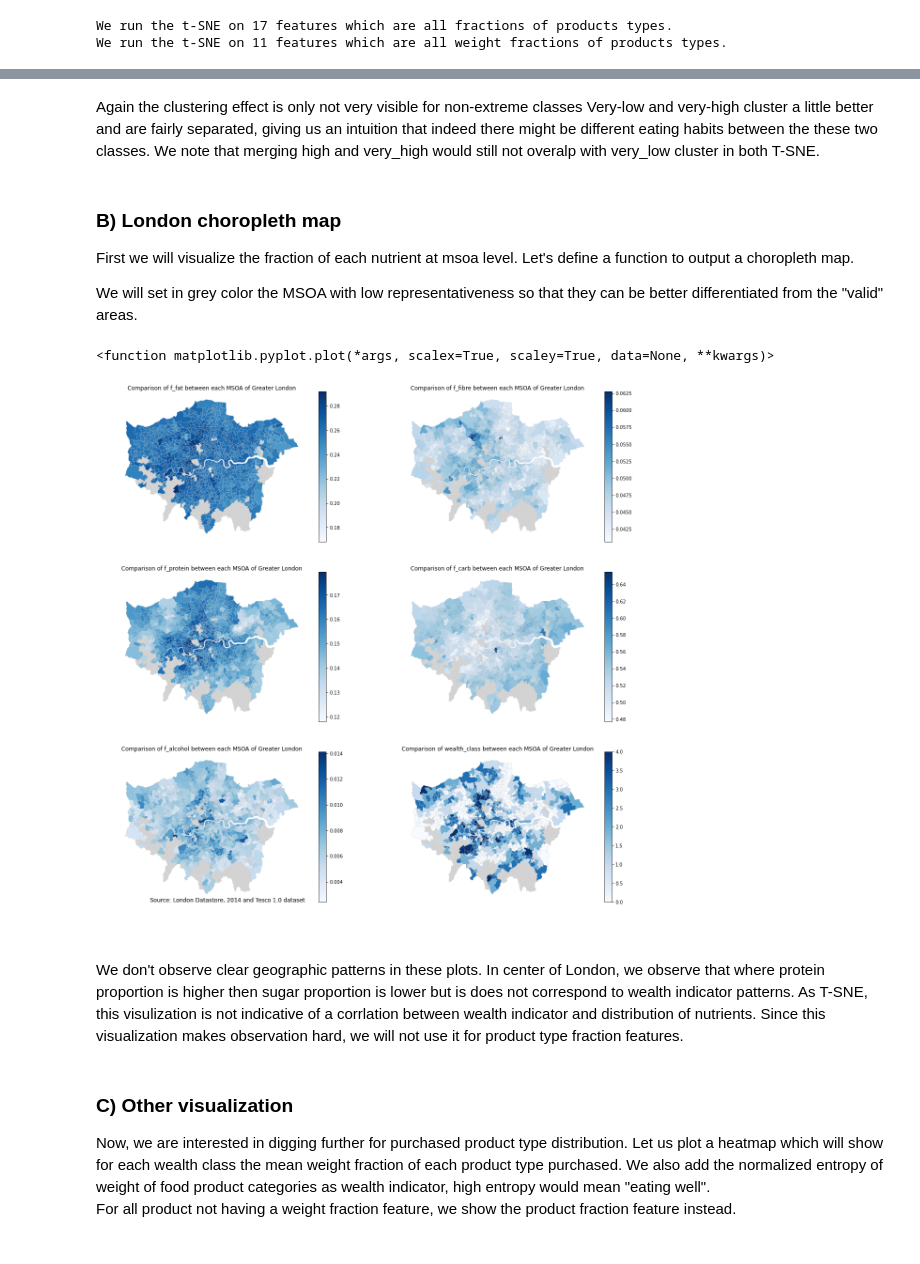
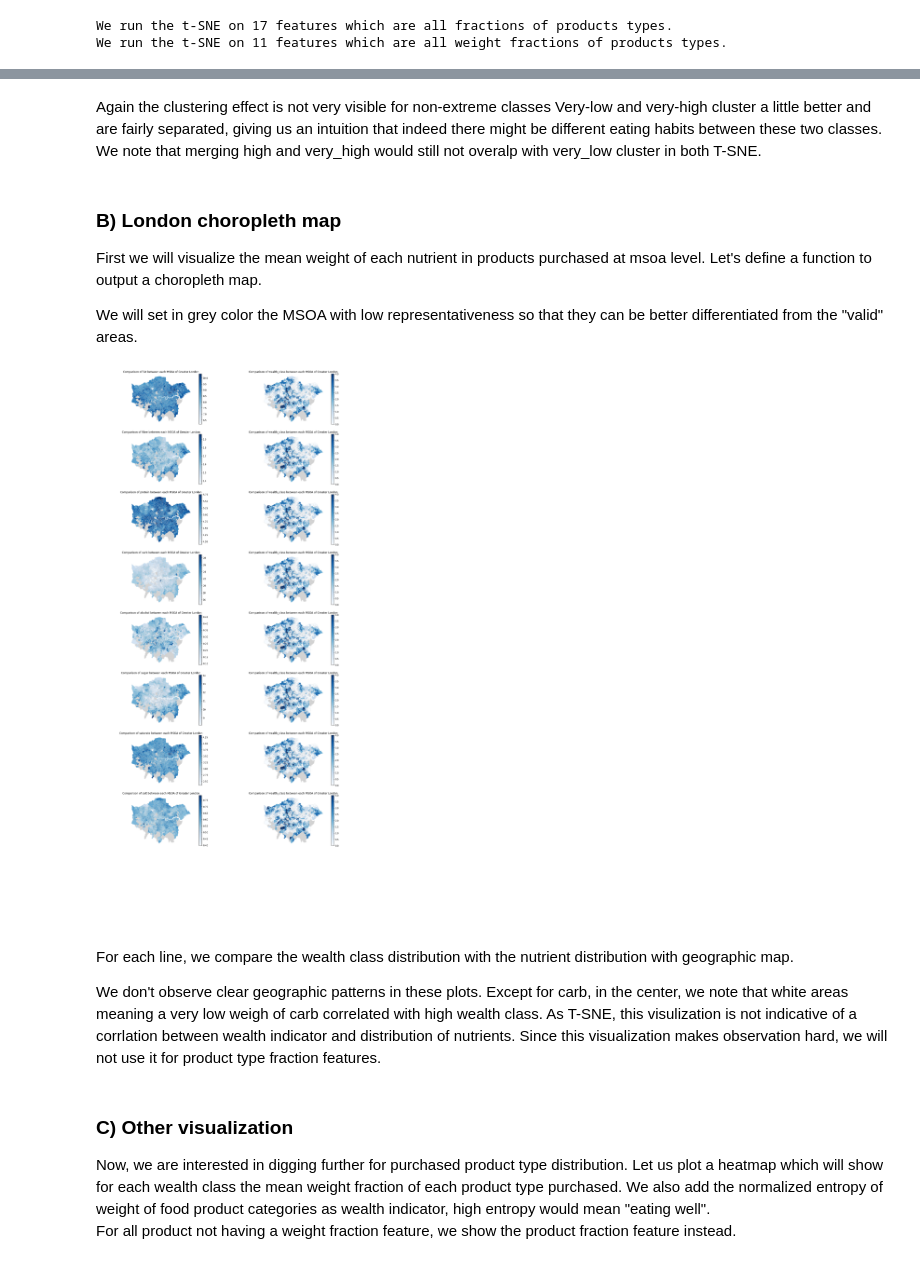
Before and after one commit to epfl-ada/ada-2020-project-milestone-p3-p3_adacadabra, a Jupyter notebook: extension.ipynb, the cells around one changed output, grey strips where cells are left out. Drawn from its saved outputs; the diff is of its cells as text; code cells hidden in the pictures.

```diff
--- a/extension.ipynb
+++ b/extension.ipynb
@@ -137,8 +116,0 @@ Let's validate the calculation by computing the nutrient weight entropy, it shou
-# %%
-features = ["f_"+x for x in nutrients]
-
-#entropy formulae from the Tesco paper (16)
-entropy = -(main_df[features]*np.log2(main_df[features])).sum(1)
-
-assert(np.sum(np.abs(entropy - main_df["h_nutrients_weight"]) > 1e-11) == 0)
-#So our calculation is correct
@@ -266,0 +265,10 @@ main_df.head(3)
+# %%
+fig, ax = plt.subplots(1,2,figsize=(14,4))
+sns.boxplot(y=main_df["median_income"],x=main_df["wealth_class"],ax=ax[0])
+sns.countplot(x=main_df["wealth_class"],ax=ax[1])
+
+#set titles
+ax[0].set_title("Boxplot visualization of wealth class statistics")
+ax[0].set_xticklabels(wealth_class_labels)
+ax[1].set_title("Number of samples belonging to each wealth class")
+ax[1].set_xticklabels(wealth_class_labels)
@@ -304,5 +322,5 @@ First, we set the vector of energy distribution between nutrients as first featu
 # %%
-f_nutrients=["f_fat","f_fibre","f_protein",
-          "f_carb","f_alcohol"]
-tsne_vis(main_df, f_nutrients, "T-SNE visualization of energy distribution between nutrients in 2D")
+nutrients=["fat","fibre","protein",
+          "carb","alcohol","sugar","saturate","salt"]
+tsne_vis(main_df, nutrients, "T-SNE visualization of energy distribution between nutrients in 2D")
 # %% [output]
@@ -338,10 +356,10 @@ tsne_vis(main_df, feats_weight,"T-SNE visualization of weight distribution purch
 # %% [markdown]
-Again the clustering effect is only not very visible for non-extreme classes
-Very-low and very-high cluster a little better and are fairly separated, giving us an intuition that indeed there might be different eating habits between the these two classes. We note that merging high and very_high would still not overalp with very_low cluster in both T-SNE.
+Again the clustering effect is not very visible for non-extreme classes
+Very-low and very-high cluster a little better and are fairly separated, giving us an intuition that indeed there might be different eating habits between these two classes. We note that merging high and very_high would still not overalp with very_low cluster in both T-SNE.
 # %% [markdown]
 ### B) London choropleth map
 
-First we will visualize the fraction of each nutrient at msoa level. Let's define a function to output a choropleth map.
+First we will visualize the mean weight of each nutrient in products purchased at msoa level. Let's define a function to output a choropleth map.
 
 We will set in grey color the MSOA with low representativeness so that they can be better differentiated from the "valid" areas.
 # %%
@@ -364,23 +382,27 @@ def london_vis(geo_map, data_df, ax, variable, geo_map_index="MSOA11CD", data_df
     merged_df.plot(ax=ax,color="lightgrey")
 
     merged_df.plot(ax=ax,column=variable, cmap='Blues',linewidth=0.2,edgecolor='0.8',legend=True)
-    ax.annotate('Source: London Datastore, 2014 and Tesco 1.0 dataset',xy=(0.1, .08),
+    ax.annotate('Source: London Datastore, 2014 and Tesco 1.0 dataset',xy=(0.1, .0),
                 xycoords='figure fraction', horizontalalignment='left',
                 verticalalignment='top', fontsize=12, color='#555555')
     ax.set_title("Comparison of {:s} between each MSOA of Greater London".format(variable))
 # %%
-fig, ax = plt.subplots(3,2, figsize=(20,20))
+fig, ax = plt.subplots(len(nutrients),2, figsize=(20,5*len(nutrients)))
 
-for ax_,feat in zip(ax.reshape(-1), f_nutrients+["wealth_class"]):
+figures = []
+for f in nutrients:
+    figures += [f,"wealth_class"]
+
+for ax_,feat in zip(ax.reshape(-1), figures):
     df_feats = ["area_id"]+[feat]
     london_vis(msoa_map_df, main_df[df_feats],ax_,feat)
     ax_.axis("off")
-plt.plot
 # %% [output]
-<function matplotlib.pyplot.plot(*args, scalex=True, scaley=True, data=None, **kwargs)>
-[figure, old version]
+[figure, new version]
 # %% [markdown]
-We don't observe clear geographic patterns in these plots. In center of London, we observe that where protein proportion is higher then sugar proportion is lower but is does not correspond to wealth indicator patterns. As T-SNE, this visulization is not indicative of a corrlation between wealth indicator and distribution of nutrients.
+For each line, we compare the wealth class distribution with the nutrient distribution with geographic map.
+
+We don't observe clear geographic patterns in these plots. Except for carb, in the center, we note that white areas meaning a very low weigh of carb correlated with high wealth class. As T-SNE, this visulization is not indicative of a corrlation between wealth indicator and distribution of nutrients.
 Since this visualization makes observation hard, we will not use it for product type fraction features.
 # %% [markdown]
 ### C) Other visualization
```
Also changed, not shown: parts of 49 cells of this notebook.
